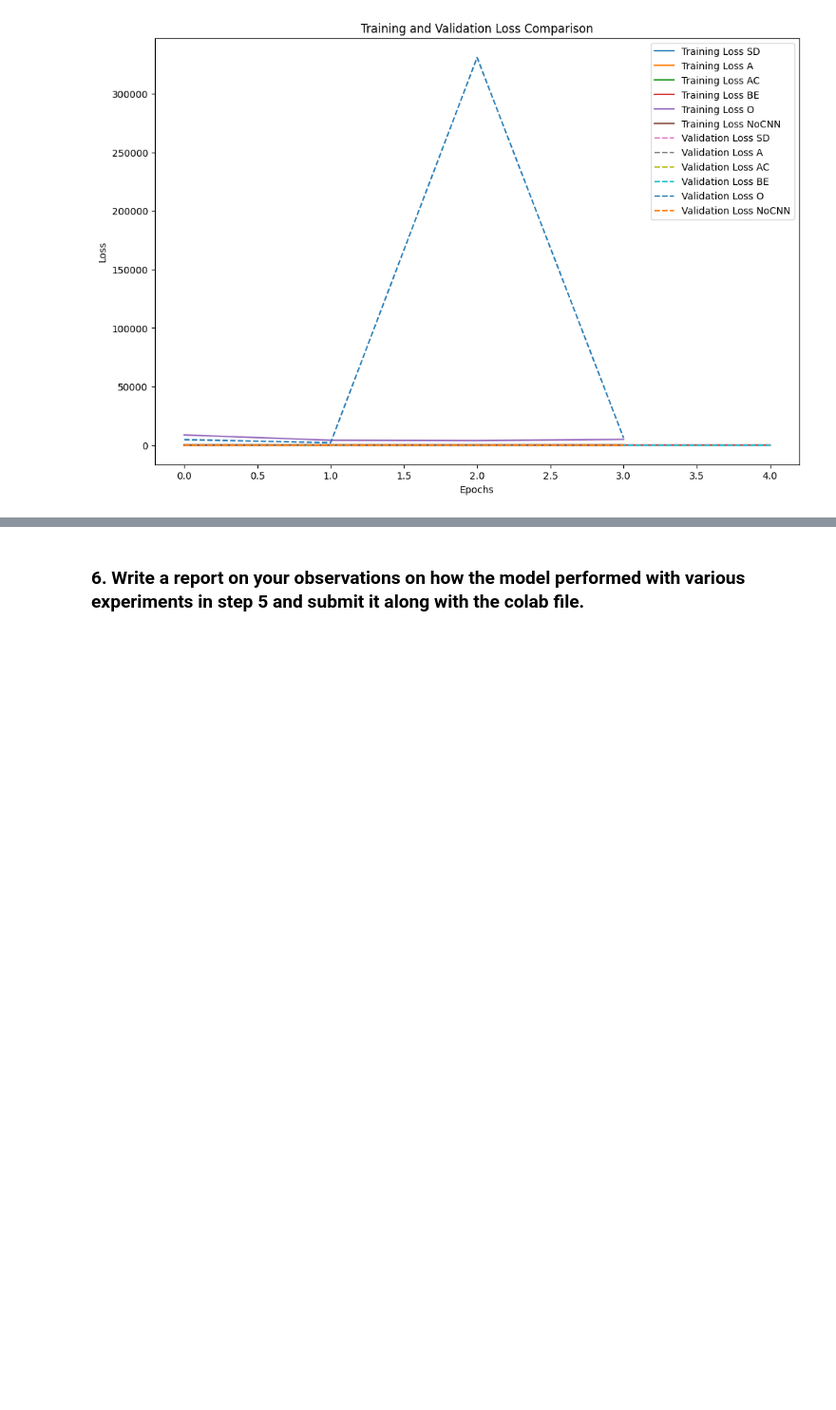
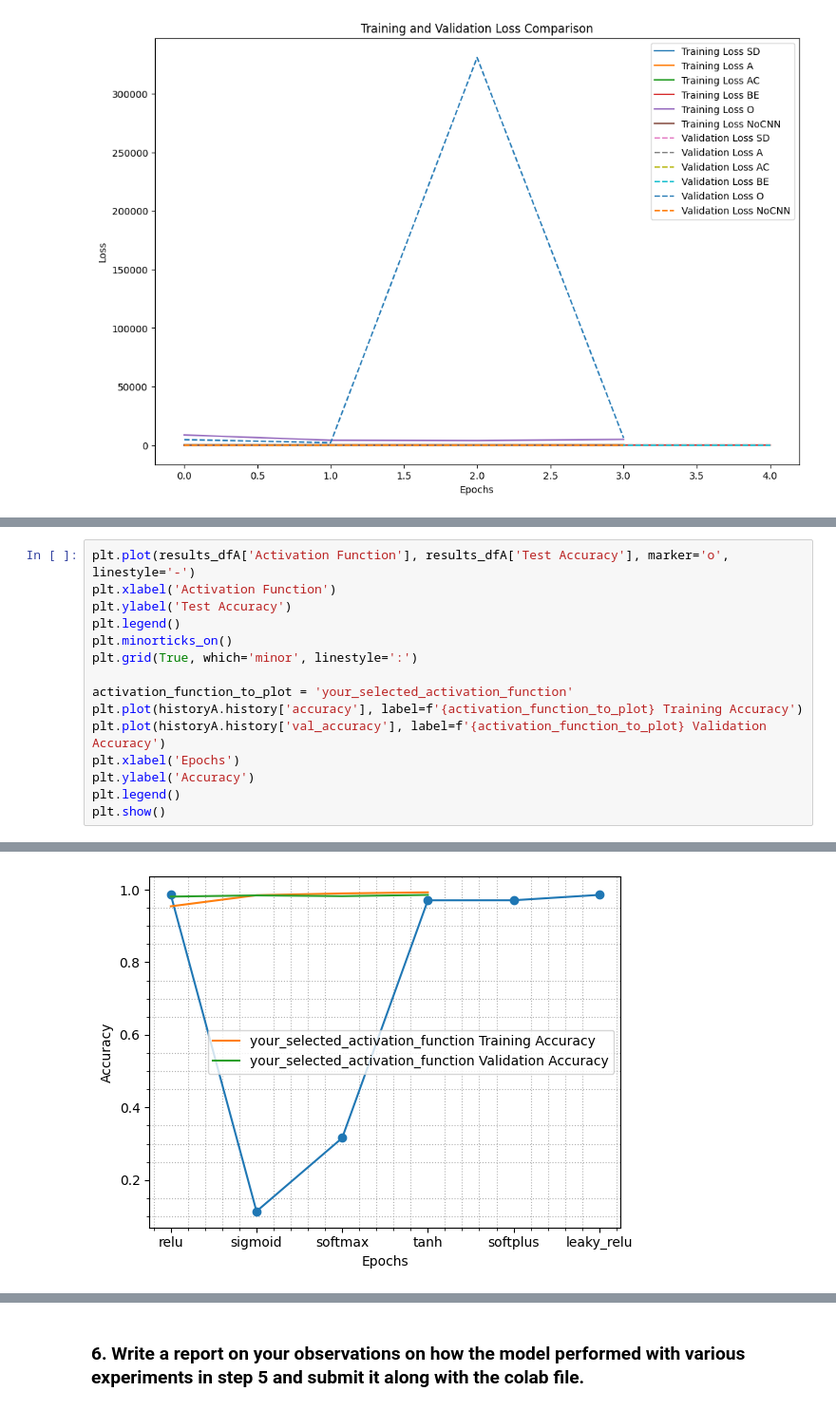
Before and after one commit to simulate111/MNIST, a Jupyter notebook: deepnote/Reza’s_Untitled_project/MNIST-deepnote-Reza’s_Untitled_project-MNIST-MNIST_colab.ipynb, the cells around one changed output, grey strips where cells are left out. Shown at 95% size. Cells and saved outputs as stored; diff of their text form; blank space fills up the shorter version.

```diff
--- a/deepnote/Reza’s_Untitled_project/MNIST-deepnote-Reza’s_Untitled_project-MNIST-MNIST_colab.ipynb
+++ b/deepnote/Reza’s_Untitled_project/MNIST-deepnote-Reza’s_Untitled_project-MNIST-MNIST_colab.ipynb
@@ -777,0 +811,16 @@ plt.show()
+# %%
+plt.plot(results_dfA['Activation Function'], results_dfA['Test Accuracy'], marker='o', linestyle='-')
+plt.xlabel('Activation Function')
+plt.ylabel('Test Accuracy')
+plt.legend()
+plt.minorticks_on()
+plt.grid(True, which='minor', linestyle=':')
+
+activation_function_to_plot = 'your_selected_activation_function'
+plt.plot(historyA.history['accuracy'], label=f'{activation_function_to_plot} Training Accuracy')
+plt.plot(historyA.history['val_accuracy'], label=f'{activation_function_to_plot} Validation Accuracy')
+plt.xlabel('Epochs')
+plt.ylabel('Accuracy')
+plt.legend()
+plt.show()
+# %% [output]
@@ -777,0 +828 @@ plt.show()
+[figure, added]
```
Also changed, not shown: parts of 6 cells of this notebook.
